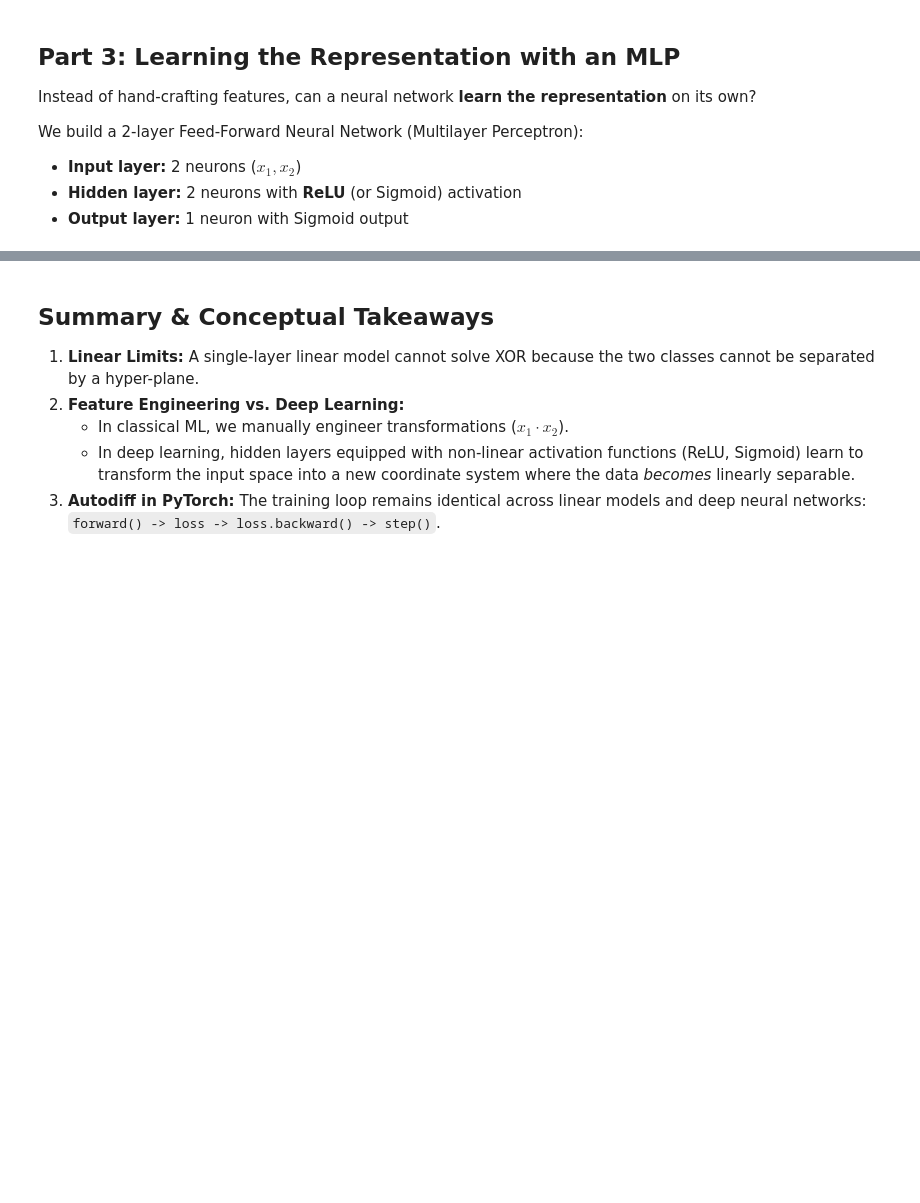
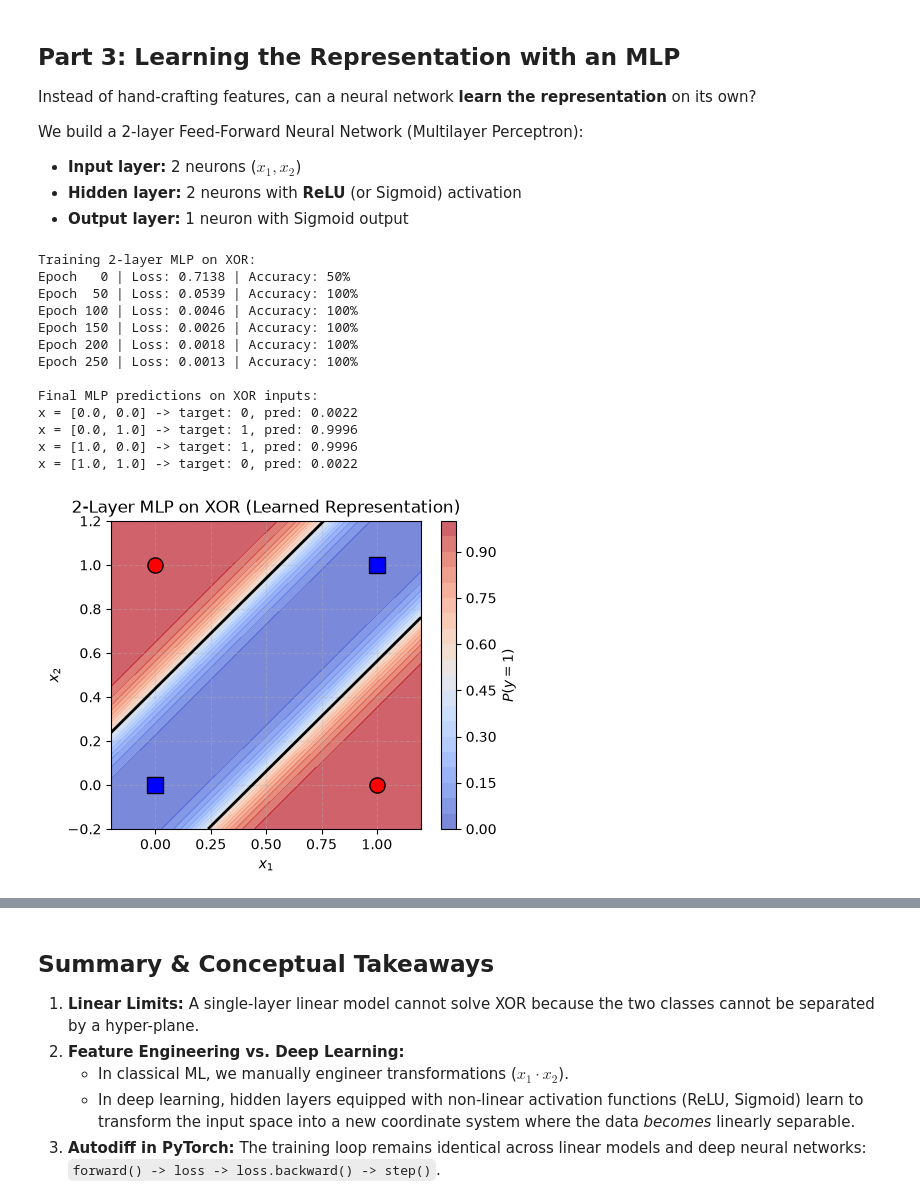
Before and after one commit to simon-clematide/colab-notebooks-for-teaching, a Jupyter notebook: xor_Logistic_Regression_With_PyTorch.ipynb, the cells around one changed output, grey strips where cells are left out. Drawn from its saved outputs; the diff is of its cells as text; code cells hidden in the pictures; blank space fills up the shorter version.

```diff
--- a/xor_Logistic_Regression_With_PyTorch.ipynb
+++ b/xor_Logistic_Regression_With_PyTorch.ipynb
@@ -169,33 +193,48 @@ We build a 2-layer Feed-Forward Neural Network (Multilayer Perceptron):
 - **Output layer:** 1 neuron with Sigmoid output
 # %%
 # Define a tiny 2-layer MLP
-torch.manual_seed(42)
+torch.manual_seed(18)
 mlp = nn.Sequential(
     nn.Linear(2, 2),
     nn.ReLU(),
     nn.Linear(2, 1),
     nn.Sigmoid()
 )
 
 optimizer = torch.optim.Adam(mlp.parameters(), lr=0.1)
 criterion = nn.BCELoss()
 
 losses_mlp = []
 print("Training 2-layer MLP on XOR:")
-for epoch in range(301):
+for epoch in range(251):
     optimizer.zero_grad()
     preds = mlp(X)
     loss = criterion(preds, y)
     loss.backward()
     optimizer.step()
     losses_mlp.append(loss.item())
 
     if epoch % 50 == 0:
         acc = ((preds > 0.5) == y).float().mean().item() * 100
         print(f"Epoch {epoch:3d} | Loss: {loss.item():.4f} | Accuracy: {acc:.0f}%")
 
 print("\nFinal MLP predictions on XOR inputs:")
 for i in range(4):
     print(f"x = {X[i].tolist()} -> target: {int(y[i].item())}, pred: {preds[i].item():.4f}")
 
 plot_decision_boundary(lambda pts: mlp(pts), "2-Layer MLP on XOR (Learned Representation)")
+# %% [output]
+Training 2-layer MLP on XOR:
+Epoch   0 | Loss: 0.7138 | Accuracy: 50%
+Epoch  50 | Loss: 0.0539 | Accuracy: 100%
+Epoch 100 | Loss: 0.0046 | Accuracy: 100%
+Epoch 150 | Loss: 0.0026 | Accuracy: 100%
+Epoch 200 | Loss: 0.0018 | Accuracy: 100%
+Epoch 250 | Loss: 0.0013 | Accuracy: 100%
+
+Final MLP predictions on XOR inputs:
+x = [0.0, 0.0] -> target: 0, pred: 0.0022
+x = [0.0, 1.0] -> target: 1, pred: 0.9996
+x = [1.0, 0.0] -> target: 1, pred: 0.9996
+x = [1.0, 1.0] -> target: 0, pred: 0.0022
+[figure, added]
```
Also changed, not shown: parts of 5 cells of this notebook.
